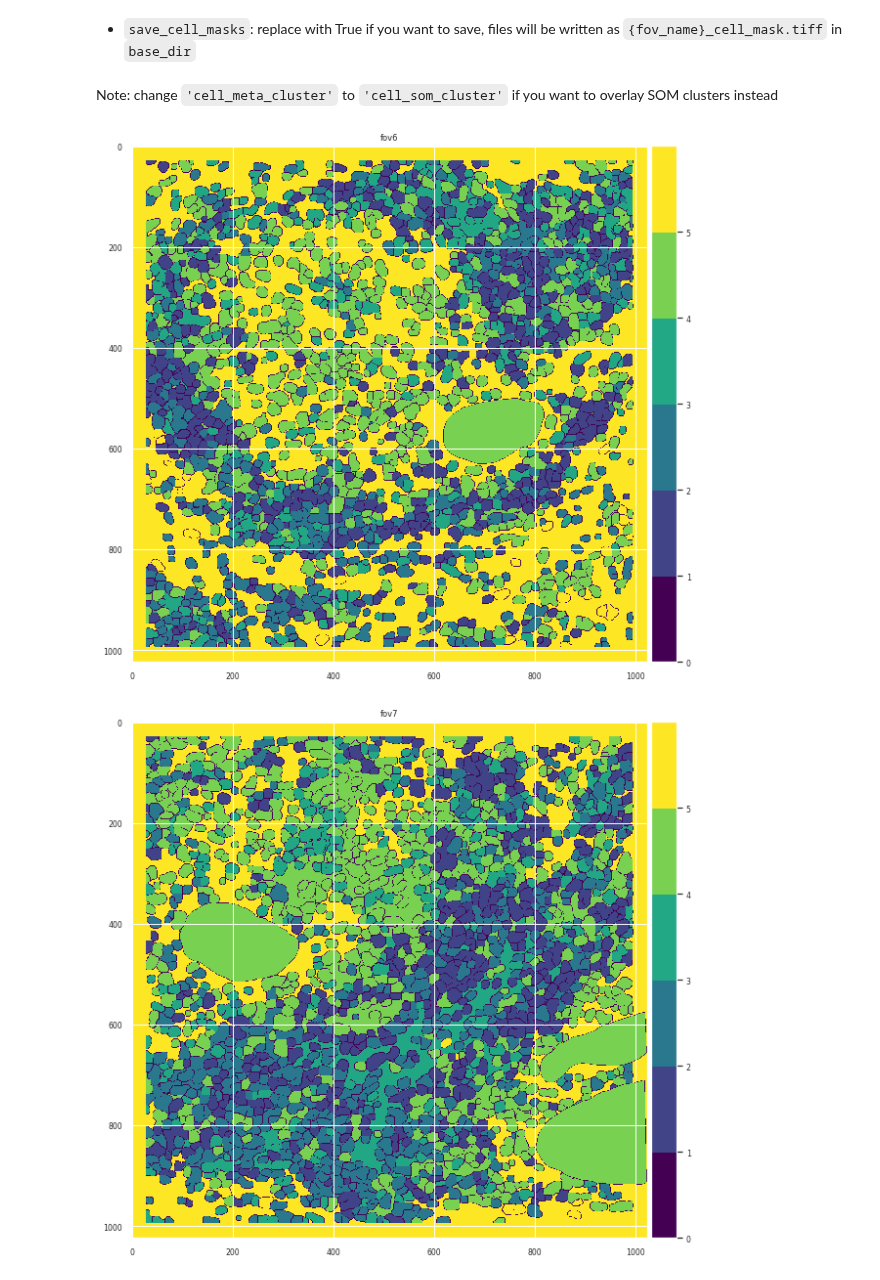
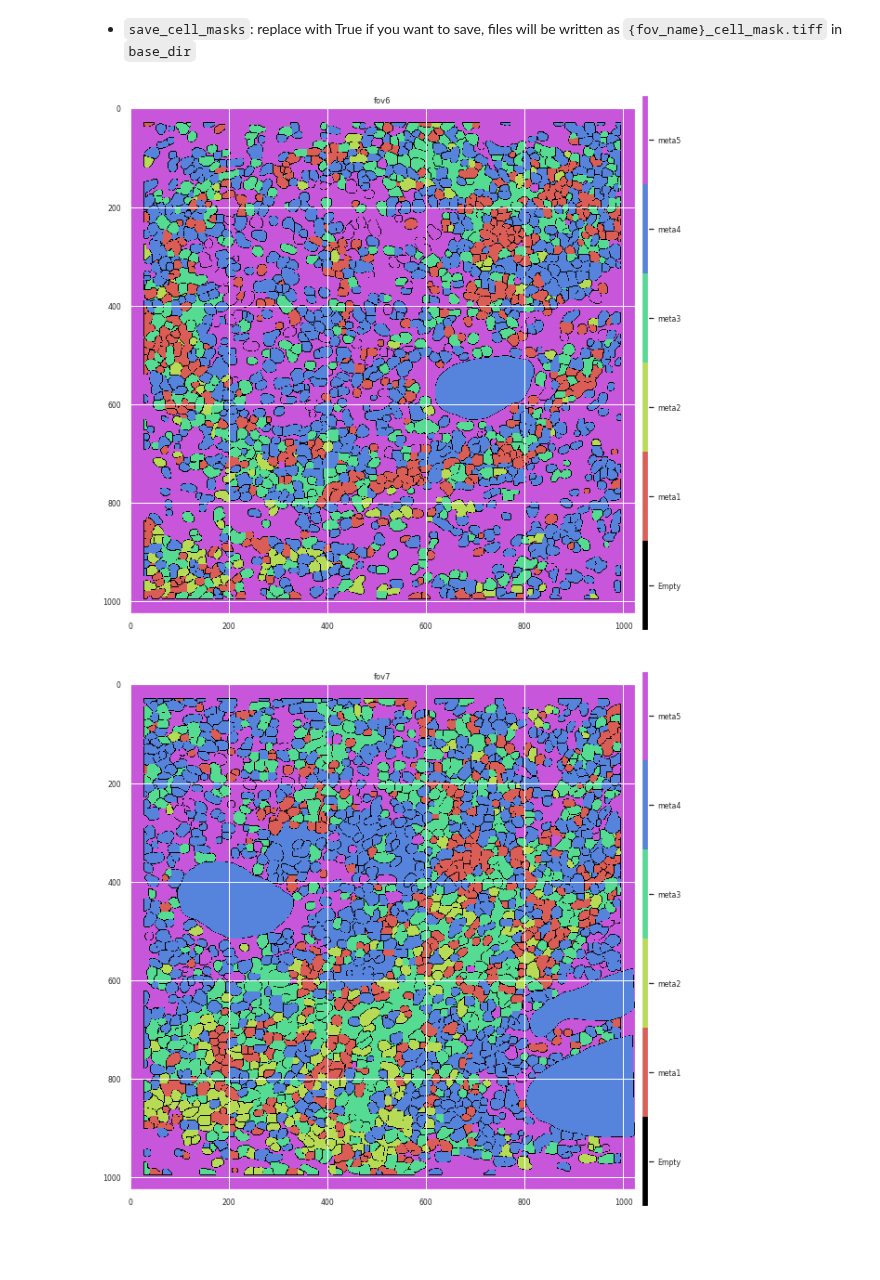
Before and after one commit to angelolab/ark-analysis, a Jupyter notebook: templates/example_cell_clustering.ipynb, the cells around one changed output. Cells and saved outputs as stored; diff of their text form; code cells hidden in the pictures; blank space fills up the shorter version.

```diff
--- a/templates/example_cell_clustering.ipynb
+++ b/templates/example_cell_clustering.ipynb
@@ -447,15 +435,13 @@ if save_cell_masks:
         cell_cluster_masks,
         name_suffix='_cell_mask'
     )
-# %% [markdown]
-Note: change `'cell_meta_cluster'` to `'cell_som_cluster'` if you want to overlay SOM clusters instead
-# %%
-plot_utils.plot_clustering_result(
-    cell_cluster_masks,
-    cell_fovs,
-    cmap='viridis',
-    tick_range=np.arange(len(cell_som_cluster_avgs_and_counts['cell_meta_cluster'].unique()) + 1)
-)
-# %% [output]
-[figure, removed]
-[figure, removed]
+# %%
+plot_utils.plot_pixel_cell_cluster_overlay(
+    cell_cluster_masks,
+    cell_fovs,
+    os.path.join(base_dir, 'sample_remapped_cell_meta_clusters.csv'),
+    metacluster_colors=colormap
+)
+# %% [output]
+[figure, added]
+[figure, added]
```
Also changed, not shown: parts of 29 cells of this notebook, 4 other files.
